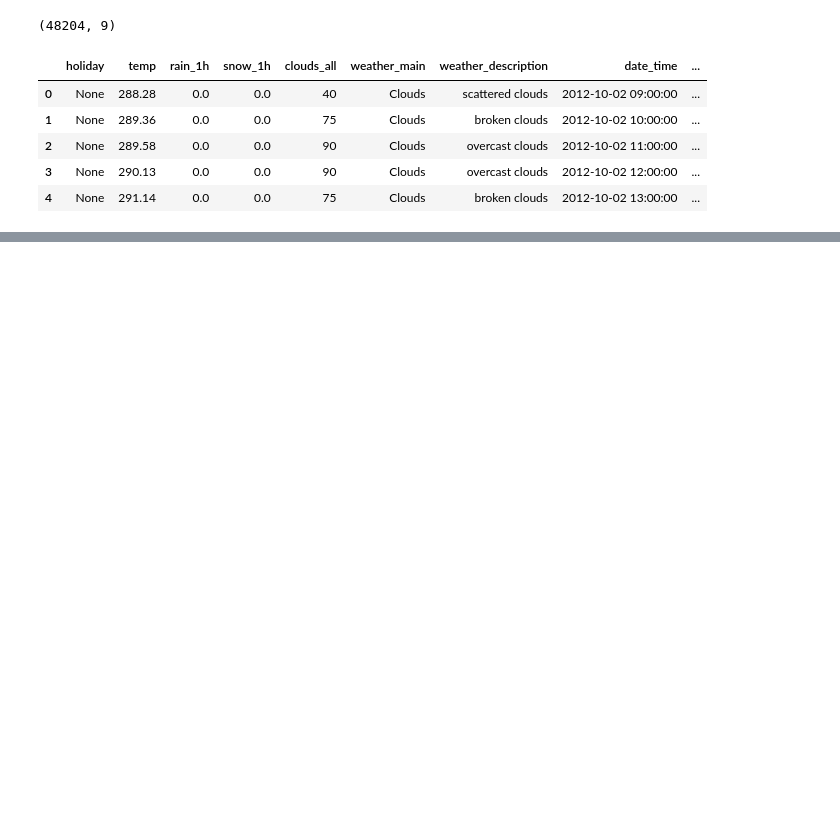
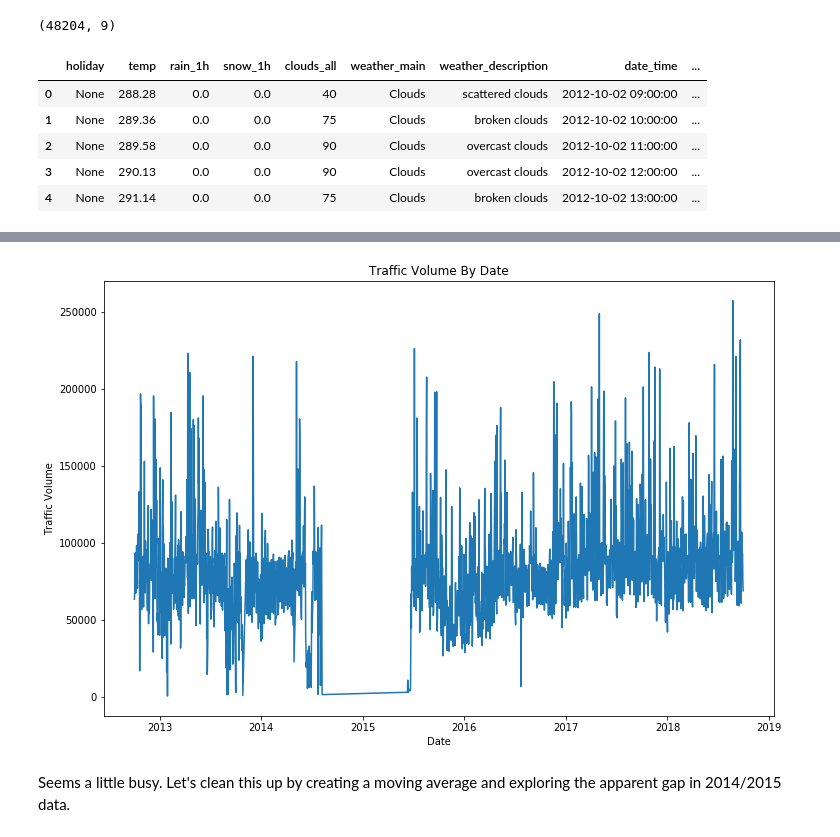
Before and after one commit to calebpitts/TrafficVolumes, a Jupyter notebook: traffic_analysis.ipynb, the cells around one changed output, grey strips where cells are left out. Saved outputs shown, nothing was run; the diff lists cells and outputs as text; code cells hidden in the pictures; blank space fills up the shorter version.

```diff
--- a/traffic_analysis.ipynb
+++ b/traffic_analysis.ipynb
@@ -18,0 +222,13 @@ df.head()
+# %%
+# grouping traffic volumes by day to see total volumes by day in the date series.
+day_volumes = df.groupby(df.date_time.dt.date).sum()
+# %%
+plt.figure(figsize=(12,8))
+plt.plot(day_volumes.index, day_volumes["traffic_volume"])
+plt.title("Traffic Volume By Date")
+plt.xlabel("Date")
+plt.ylabel("Traffic Volume");
+# %% [output]
+[figure, added]
+# %% [markdown]
+Seems a little busy. Let's clean this up by creating a moving average and exploring the apparent gap in 2014/2015 data.
```
Also changed, not shown: parts of 37 cells of this notebook.
